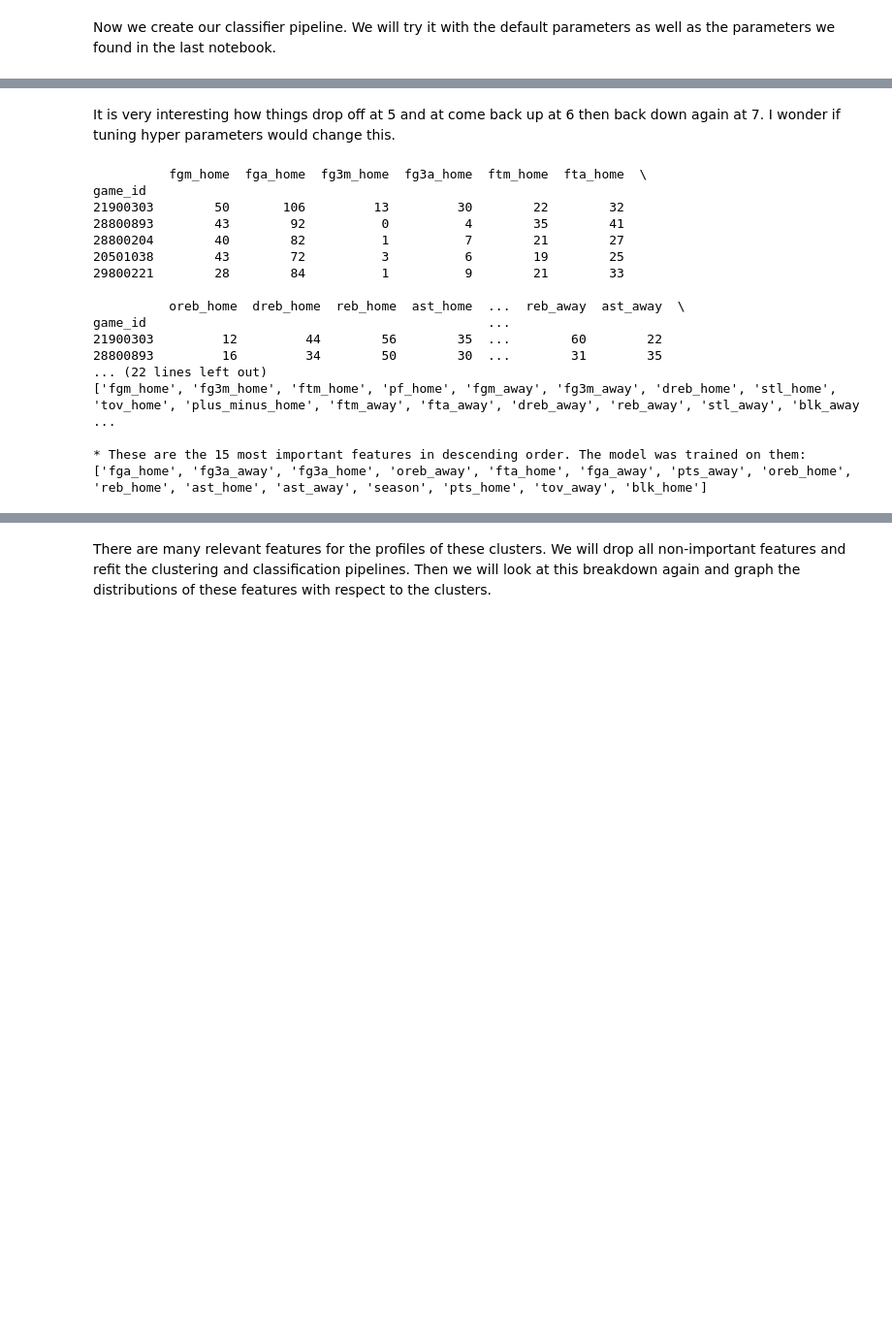
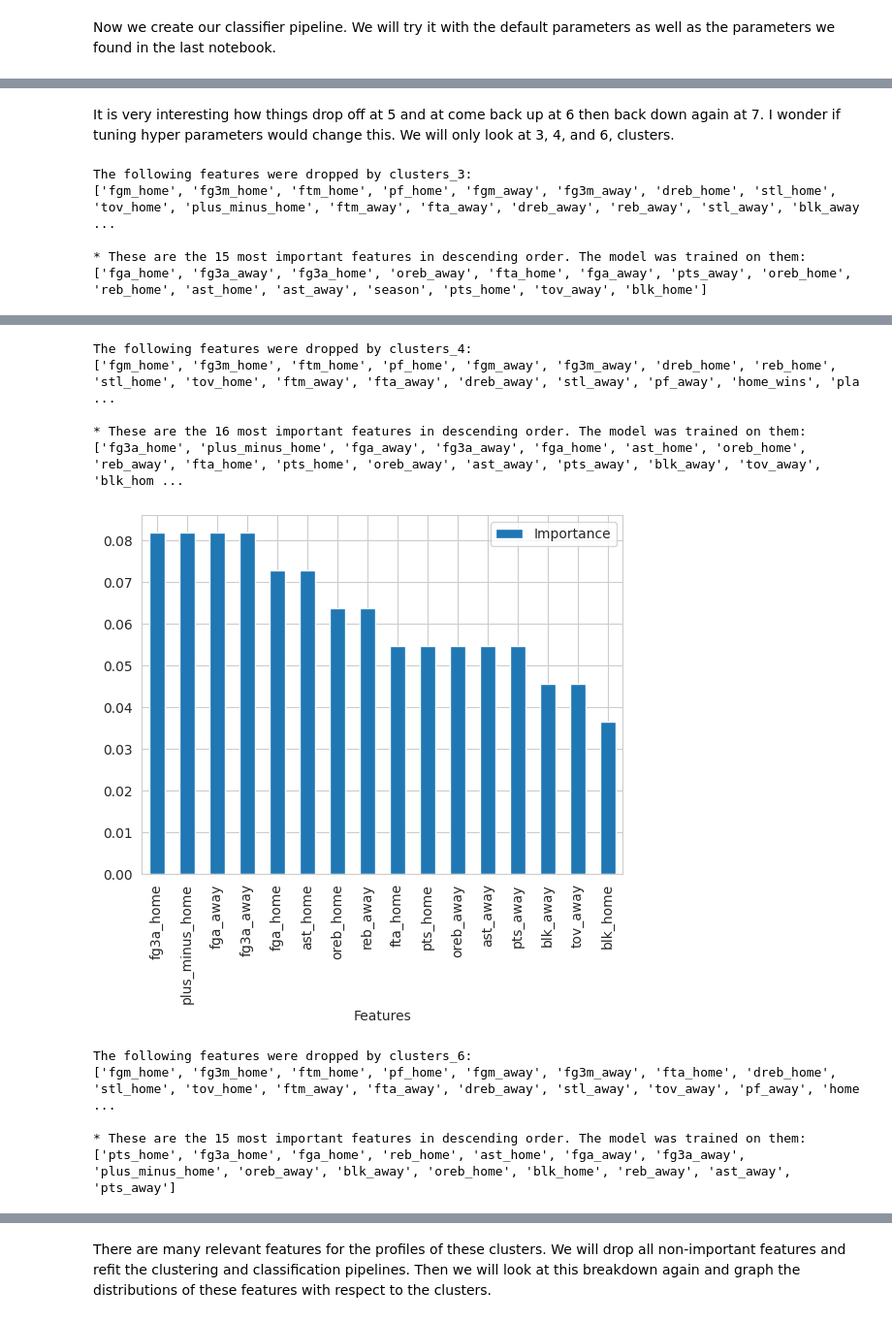
Before and after one commit to smtilson/pp5-ml-dashboard, a Jupyter notebook: jupyter_notebooks/07_many_clusters.ipynb, the cells around one changed output, grey strips where cells are left out. Shown at 97% size. Cells and saved outputs as stored; diff of their text form; code cells hidden in the pictures; blank space fills up the shorter version.

```diff
--- a/jupyter_notebooks/07_many_clusters.ipynb
+++ b/jupyter_notebooks/07_many_clusters.ipynb
@@ -318,10 +318,13 @@ clusters_9
 Let's add the season data back. We will see how the seasons are distributed across the clusters before training our classifcation model to get the profile of the individual clusters. Remember that the 1985-1986 season corresponds to 0 in the dataframe.
 # %%
 game_seasons = get_df('game_pre_split', 'datasets/clean/csv').filter(['season'])
-clusters_seasons = {}
+
+for key,value in game_many_clusters.items():
+    game_many_clusters[key] = value.join(game_seasons)
+
 for key, value in game_many_clusters.items():
-    clusters_only = value.filter([key])
-    clusters_seasons[key] = clusters_only.join(game_seasons)
+    if "season" not in value.columns:
+         raise ValueError(f"soeason data not added to {key} df")
 # %%
 def season_per_cluster(df, key):
     cluster_num = int(key.split('_')[1])
@@ -478,33 +477,36 @@ weighted avg       0.93      0.93      0.93     34876
    macro avg       0.19      0.30      0.21      8719
 weighted avg       0.14      0.26      0.16      8719
 # %% [markdown]
-It is very interesting how things drop off at 5 and at come back up at 6 then back down again at 7. I wonder if tuning hyper parameters would change this.
+It is very interesting how things drop off at 5 and at come back up at 6 then back down again at 7. I wonder if tuning hyper parameters would change this. We will only look at 3, 4, and 6, clusters.
 # %%
 from src.notebook_functions import feature_importance_tree_based_models, find_features
 
-kept, dropped = find_features(X_train, tuned_ada_pipe, initial_drop=[])
-print(f"The following features were dropped: \n{dropped}")
-print()
-columns = X_train.filter(kept).columns
-ada_model = tuned_ada_pipe['model']
-feature_importance_tree_based_models(model=ada_model, columns=columns)
-best_features = kept
+
+relevant = ['clusters_3', "clusters_4", "clusters_6"]
+best_features = {}
+for key in relevant:
+    kept, dropped = find_features(X_train[key], tuned_pipes[key], initial_drop=[])
+    print(f"The following features were dropped by {key}: \n{dropped}")
+    print()
+    columns = X_train[key].filter(kept).columns
+    ada_model = tuned_pipes[key]['model']
+    feature_importance_tree_based_models(model=ada_model, columns=columns)
+    best_features[key] = kept
 # %% [output]
-          fgm_home  fga_home  fg3m_home  fg3a_home  ftm_home  fta_home  \
-game_id
-21900303        50       106         13         30        22        32
-28800893        43        92          0          4        35        41
-28800204        40        82          1          7        21        27
-20501038        43        72          3          6        19        25
-29800221        28        84          1          9        21        33
-
-          oreb_home  dreb_home  reb_home  ast_home  ...  reb_away  ast_away  \
-game_id                                             ...
-21900303         12         44        56        35  ...        60        22
-28800893         16         34        50        30  ...        31        35
-... (22 lines left out)
+The following features were dropped by clusters_3:
 ['fgm_home', 'fg3m_home', 'ftm_home', 'pf_home', 'fgm_away', 'fg3m_away', 'dreb_home', 'stl_home', 'tov_home', 'plus_minus_home', 'ftm_away', 'fta_away', 'dreb_away', 'reb_away', 'stl_away', 'blk_away ...
 
 * These are the 15 most important features in descending order. The model was trained on them:
 ['fga_home', 'fg3a_away', 'fg3a_home', 'oreb_away', 'fta_home', 'fga_away', 'pts_away', 'oreb_home', 'reb_home', 'ast_home', 'ast_away', 'season', 'pts_home', 'tov_away', 'blk_home']
 [figure]
+The following features were dropped by clusters_4:
+['fgm_home', 'fg3m_home', 'ftm_home', 'pf_home', 'fgm_away', 'fg3m_away', 'dreb_home', 'reb_home', 'stl_home', 'tov_home', 'ftm_away', 'fta_away', 'dreb_away', 'stl_away', 'pf_away', 'home_wins', 'pla ...
+
+* These are the 16 most important features in descending order. The model was trained on them:
+['fg3a_home', 'plus_minus_home', 'fga_away', 'fg3a_away', 'fga_home', 'ast_home', 'oreb_home', 'reb_away', 'fta_home', 'pts_home', 'oreb_away', 'ast_away', 'pts_away', 'blk_away', 'tov_away', 'blk_hom ...
+[figure, added]
+The following features were dropped by clusters_6:
+['fgm_home', 'fg3m_home', 'ftm_home', 'pf_home', 'fgm_away', 'fg3m_away', 'fta_home', 'dreb_home', 'stl_home', 'tov_home', 'ftm_away', 'fta_away', 'dreb_away', 'stl_away', 'tov_away', 'pf_away', 'home ...
+
+* These are the 15 most important features in descending order. The model was trained on them:
+['pts_home', 'fg3a_home', 'fga_home', 'reb_home', 'ast_home', 'fga_away', 'fg3a_away', 'plus_minus_home', 'oreb_away', 'blk_away', 'oreb_home', 'blk_home', 'reb_away', 'ast_away', 'pts_away']
```
Also changed, not shown: parts of 13 cells of this notebook, 4 other files.
